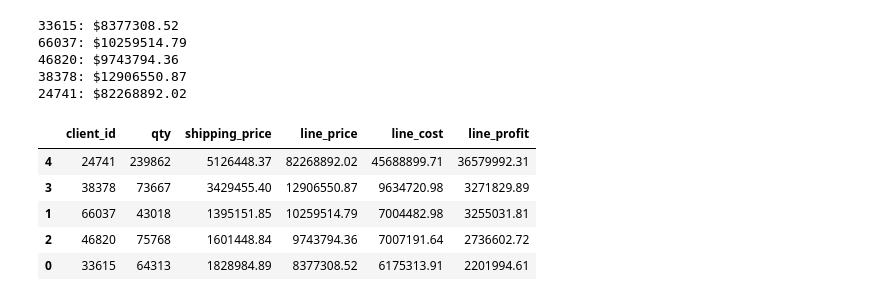
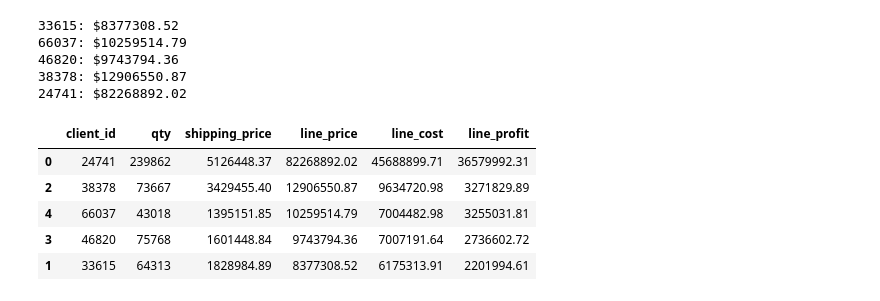
Before and after one commit to jd-sterren/pandas-challenge-1, a Jupyter notebook: module_4_challenge.ipynb, the cells around one changed output. Cells and saved outputs as stored; diff of their text form; code cells hidden in the pictures.

```diff
--- a/module_4_challenge.ipynb
+++ b/module_4_challenge.ipynb
@@ -129,6 +135,18 @@ Do we know that this client spent the more money than client 66037? If not, how
 # Assume a shipping price of $7 per pound
 # for orders over 50 pounds and $10 per
 # pound for items 50 pounds or under.
+
+# Create total_weight column to calculate from
+df["total_weight"] = df["unit_weight"] * df["qty"]
+
+# Apply the function to create new column shipping_price
+df["shipping_price"] = df.apply(lambda x: x["total_weight"] * 10
+                                 if x["total_weight"] <= 50
+                                 else x["total_weight"] * 7, axis =1)
+
+# These lines were created to mimic the example provided.
+df_sample = df[["unit_price", "unit_weight", "qty", "total_weight","shipping_price"]]
+df_sample.head(3)
 # %% [output]
 |  | unit_price | unit_weight | qty | total_weight | shipping_price |
 | 0 | 1096.80 | 7.50 | 105 | 787.50 | 5512.50 |
@@ -138,6 +156,14 @@ Do we know that this client spent the more money than client 66037? If not, how
 # Create a column for the total price
 # using the subtotal and the shipping price
 # along with a sales tax of 9.25%
+
+# (1 + 0.0925) represents the addition of sales tax to the line subtotal
+# plus the shipping_price.  Using .round(2) rounds to 2 decimal places.
+df["line_price"] = ((1 + 0.0925) * (df["line_subtotal"] + df["shipping_price"])).round(2)
+
+# These lines were created to mimic the example provided.
+df_sample = df[["line_subtotal","shipping_price","line_price"]]
+df_sample.head(3)
 # %% [output]
 |  | line_subtotal | shipping_price | line_price |
 | 0 | 115164.00 | 5512.50 | 131839.08 |
@@ -148,6 +174,8 @@ Do we know that this client spent the more money than client 66037? If not, how
 # of each line using unit cost, qty, and
 # shipping price (assume the shipping cost
 # is exactly what is charged to the client).
+df["line_cost"] = (df["unit_cost"] * df["qty"]) + df["shipping_price"]
+df.head(3)
 # %% [output]
 |  | first | last | job | phone | email | client_id | order_id | order_date | order_week | order_year | ... |
 | 0 | Donald | Harding | Immunologist | 793-904-7725x39308 | harding.donald.7185@sullivan.com | 58515 | 8953482 | 2023-04-28 | 17 | 2023 | ... |
@@ -157,6 +185,8 @@ Do we know that this client spent the more money than client 66037? If not, how
 # %%
 # Create a column for the profit of
 # each line using line cost and line price
+df["line_profit"] = df["line_price"] - df["line_cost"]
+df.head(3)
 # %% [output]
 |  | first | last | job | phone | email | client_id | order_id | order_date | order_week | order_year | ... |
 | 0 | Donald | Harding | Immunologist | 793-904-7725x39308 | harding.donald.7185@sullivan.com | 58515 | 8953482 | 2023-04-28 | 17 | 2023 | ... |
@@ -193,15 +229,21 @@ Use the new columns with confirmed values to find the following information.
 # %%
 # Create a summary DataFrame showing the totals for the
 # for the top 5 clients with the following information:
 # total units purchased, total shipping price,
 # total revenue, and total profit. Sort by total profit.
+summary_df = df.loc[df["client_id"].isin(client_list),
+                    ["client_id","qty","shipping_price","line_price",
+                     "line_cost","line_profit"]]
+summary_df = summary_df.groupby(['client_id']).sum().reset_index()
+summary_df = summary_df.sort_values("line_profit", ascending=False)
+summary_df.head()
 # %% [output]
 |  | client_id | qty | shipping_price | line_price | line_cost | line_profit |
-| 4 | 24741 | 239862 | 5126448.37 | 82268892.02 | 45688899.71 | 36579992.31 |
-| 3 | 38378 | 73667 | 3429455.40 | 12906550.87 | 9634720.98 | 3271829.89 |
-| 1 | 66037 | 43018 | 1395151.85 | 10259514.79 | 7004482.98 | 3255031.81 |
-| 2 | 46820 | 75768 | 1601448.84 | 9743794.36 | 7007191.64 | 2736602.72 |
-| 0 | 33615 | 64313 | 1828984.89 | 8377308.52 | 6175313.91 | 2201994.61 |
+| 0 | 24741 | 239862 | 5126448.37 | 82268892.02 | 45688899.71 | 36579992.31 |
+| 2 | 38378 | 73667 | 3429455.40 | 12906550.87 | 9634720.98 | 3271829.89 |
+| 4 | 66037 | 43018 | 1395151.85 | 10259514.79 | 7004482.98 | 3255031.81 |
+| 3 | 46820 | 75768 | 1601448.84 | 9743794.36 | 7007191.64 | 2736602.72 |
+| 1 | 33615 | 64313 | 1828984.89 | 8377308.52 | 6175313.91 | 2201994.61 |
 # %%
 # Format the data and rename the columns
 # to names suitable for presentation.
```
Also changed, not shown: parts of 6 cells of this notebook.
